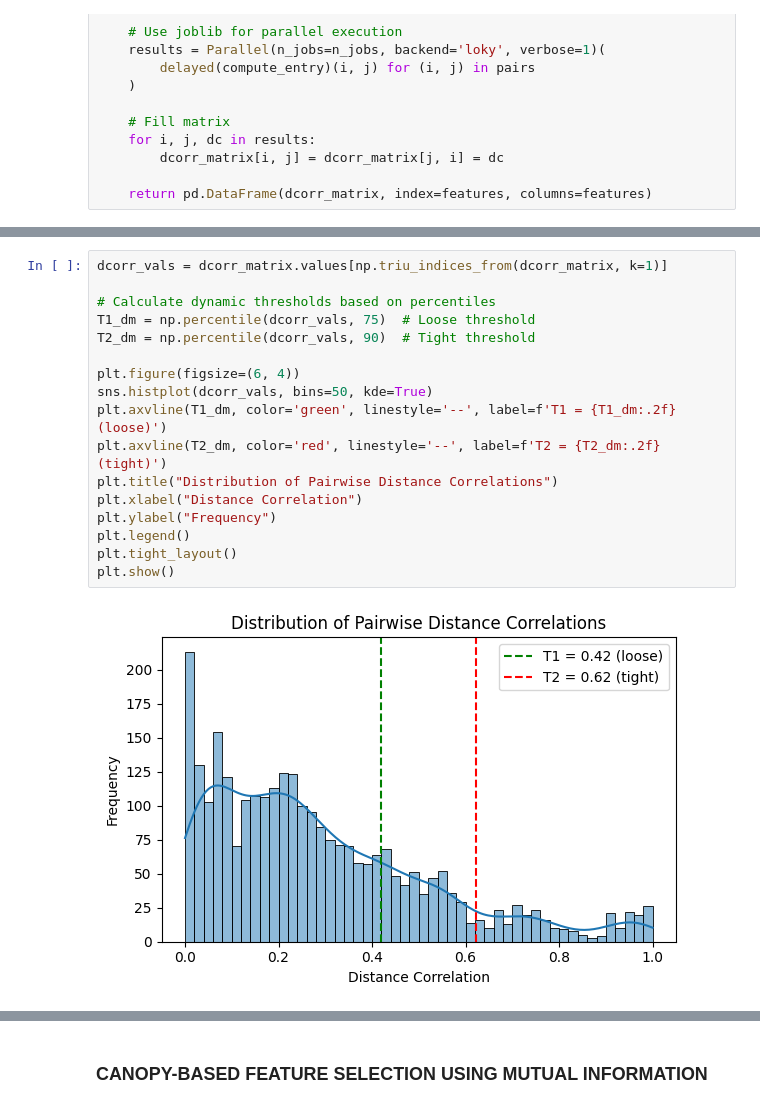
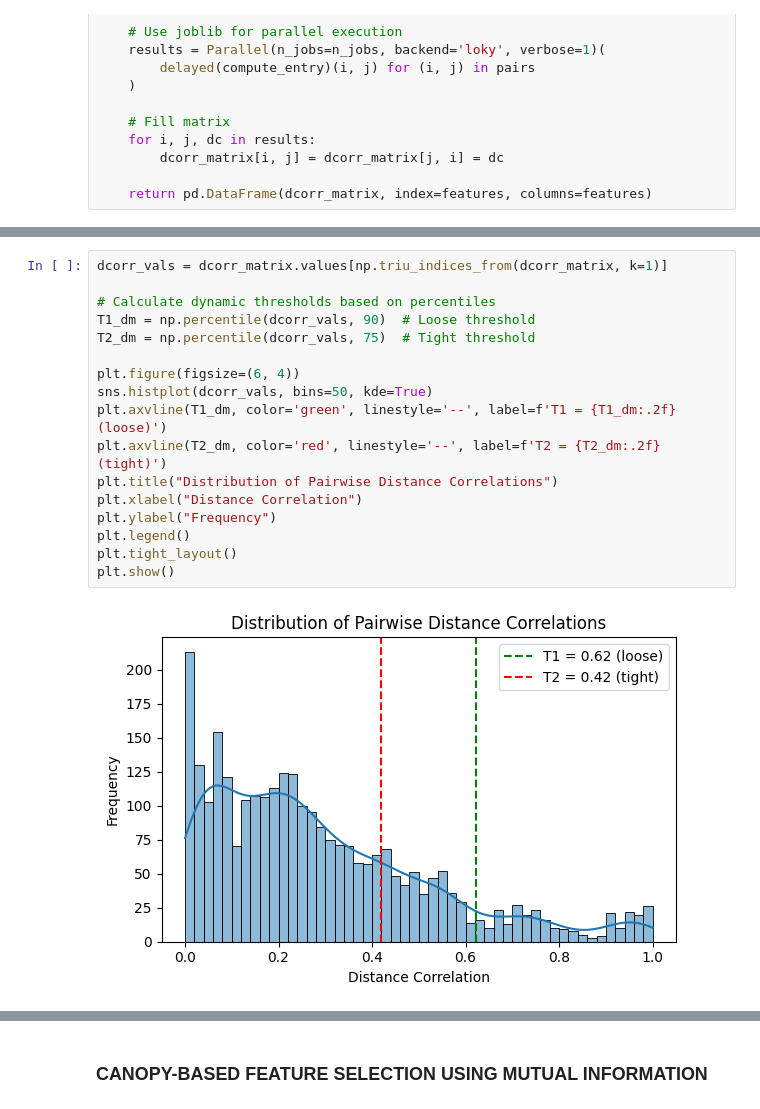
Before and after one commit to sav-1305/CIC-IDS-2017-ML-Optimization, a Jupyter notebook: 2.1-Canopy-FS.ipynb, the cells around one changed output, grey strips where cells are left out. Drawn from its saved outputs; the diff is of its cells as text.

```diff
--- a/2.1-Canopy-FS.ipynb
+++ b/2.1-Canopy-FS.ipynb
@@ -166,22 +166,22 @@ dcorr_matrix = compute_distance_correlation_matrix_fast(df_sampled)
 # %%
 dcorr_vals = dcorr_matrix.values[np.triu_indices_from(dcorr_matrix, k=1)]
 
 # Calculate dynamic thresholds based on percentiles
-T1_dm = np.percentile(dcorr_vals, 75)  # Loose threshold
-T2_dm = np.percentile(dcorr_vals, 90)  # Tight threshold
+T1_dm = np.percentile(dcorr_vals, 90)  # Loose threshold
+T2_dm = np.percentile(dcorr_vals, 75)  # Tight threshold
 
 plt.figure(figsize=(6, 4))
 sns.histplot(dcorr_vals, bins=50, kde=True)
 plt.axvline(T1_dm, color='green', linestyle='--', label=f'T1 = {T1_dm:.2f} (loose)')
 plt.axvline(T2_dm, color='red', linestyle='--', label=f'T2 = {T2_dm:.2f} (tight)')
 plt.title("Distribution of Pairwise Distance Correlations")
 plt.xlabel("Distance Correlation")
 plt.ylabel("Frequency")
 plt.legend()
 plt.tight_layout()
 plt.show()
 # %% [output]
-[figure, old version]
+[figure, new version]
 # %%
 remaining_features_dm = set(dcorr_matrix.columns)
 selected_features_dm = []
```
Also changed, not shown: parts of 15 cells of this notebook.
